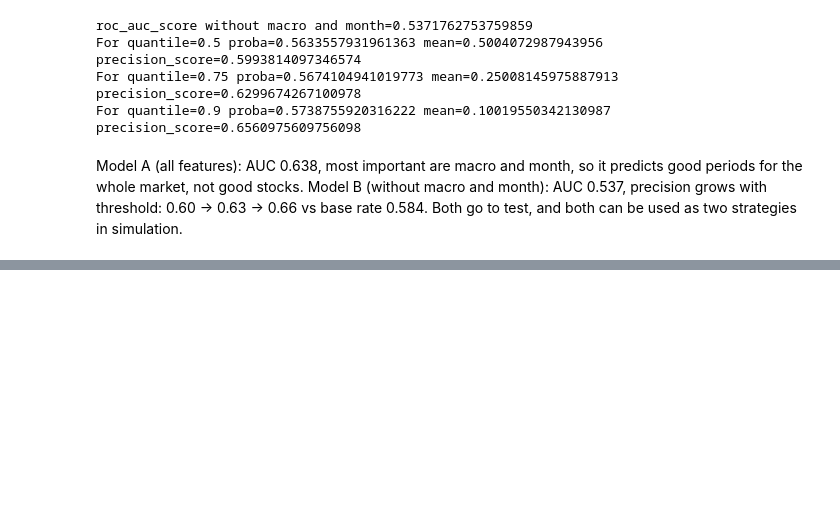
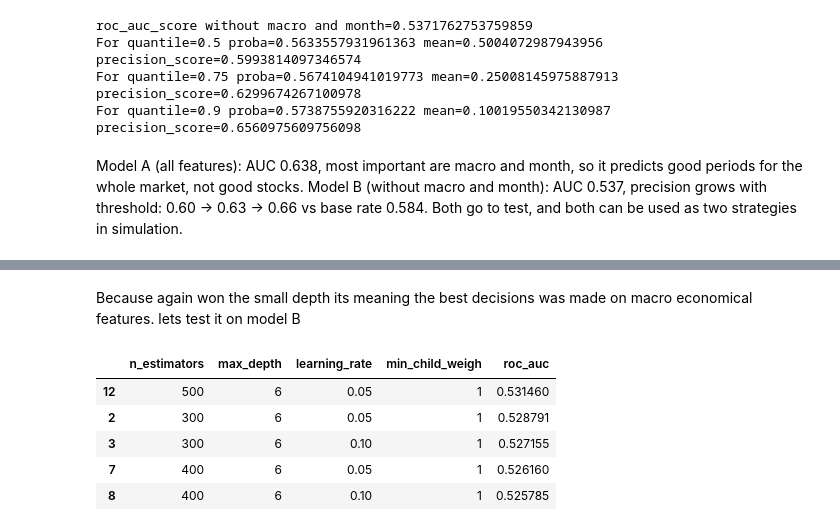
Before and after one commit to SunnyFoxxy/greek_stocks_ml_trading, a Jupyter notebook: notebooks/04_model.ipynb, the cells around one changed output, grey strips where cells are left out. Saved outputs shown, nothing was run; the diff lists cells and outputs as text; code cells hidden in the pictures; blank space fills up the shorter version.

```diff
--- a/notebooks/04_model.ipynb
+++ b/notebooks/04_model.ipynb
@@ -268,0 +343,18 @@ Model A (all features): AUC 0.638, most important are macro and month, so it pre
+# %% [markdown]
+Because again won the small depth its meaning the best decisions was made on macro economical features. lets test it on model B
+# %%
+n_estimators_set = [300, 400, 500]
+learning_rate_set = [0.001, 0.01, 0.05, 0.1, 0.3]
+features_list = features_b
+
+results = [evaluate_xgboost(features_list, n, rate)
+           for n, rate in product(n_estimators_set, learning_rate_set)]
+df_results = pd.DataFrame(results).sort_values('roc_auc', ascending=False)
+df_results.head()
+# %% [output]
+|  | n_estimators | max_depth | learning_rate | min_child_weigh | roc_auc |
+| 12 | 500 | 6 | 0.05 | 1 | 0.531460 |
+| 2 | 300 | 6 | 0.05 | 1 | 0.528791 |
+| 3 | 300 | 6 | 0.10 | 1 | 0.527155 |
+| 7 | 400 | 6 | 0.05 | 1 | 0.526160 |
+| 8 | 400 | 6 | 0.10 | 1 | 0.525785 |
```
Also changed, not shown: parts of 13 cells of this notebook.
